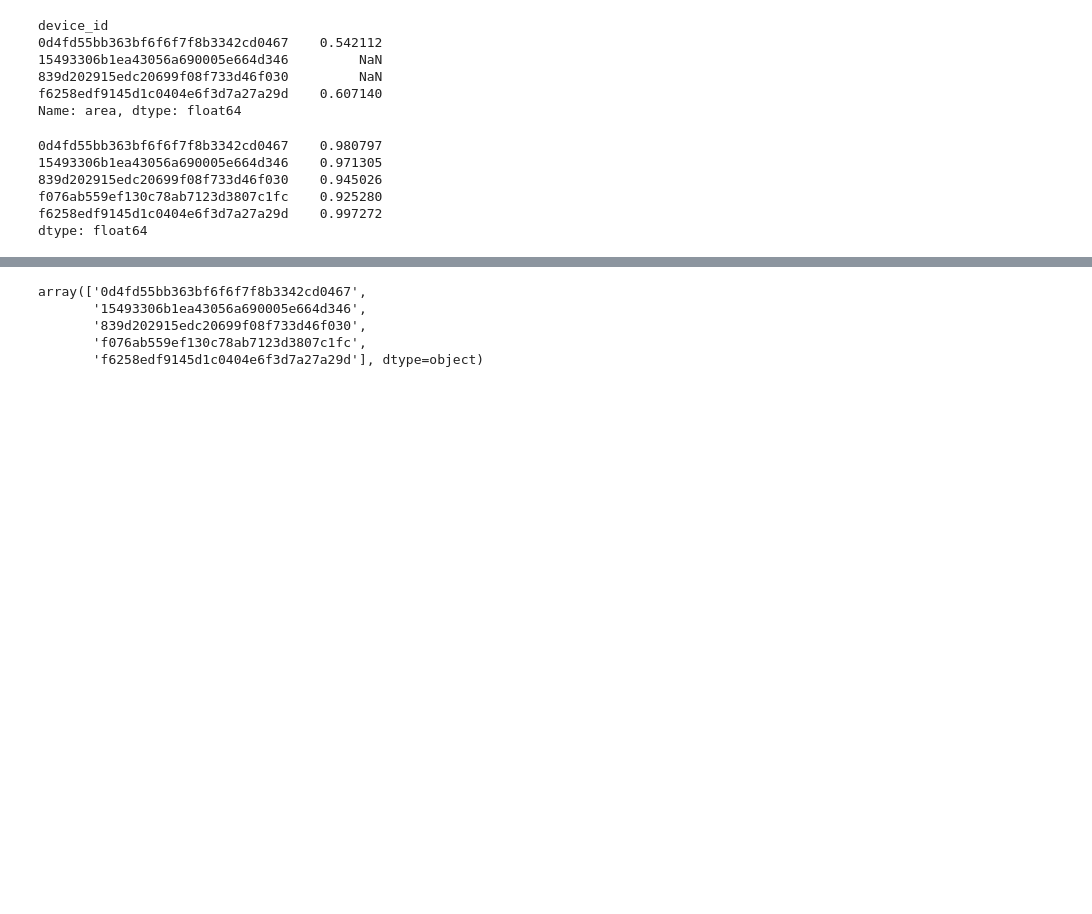
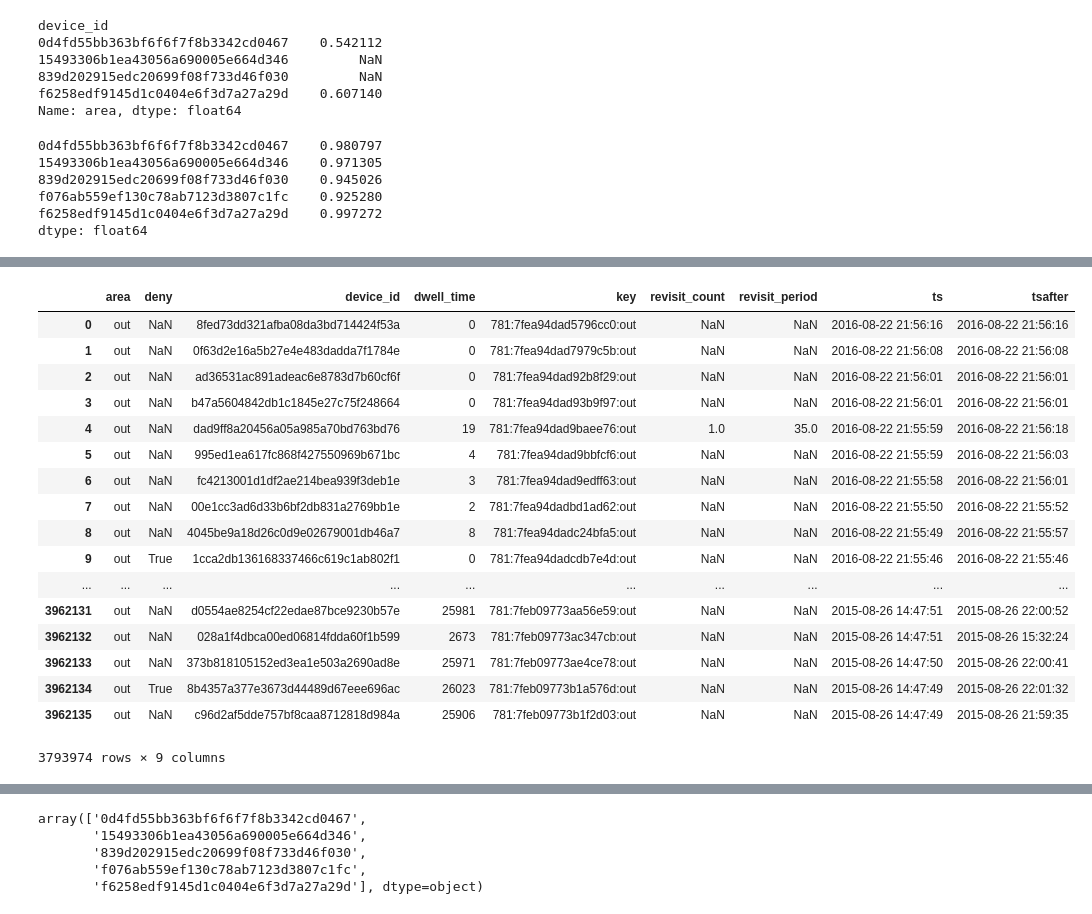
Before and after one commit to Yoo-Ju/MSRA_proposal_wifi_log, a Jupyter notebook: notebook/Supervised_model(basic_features).ipynb, the cells around one changed output, grey strips where cells are left out. Cells and saved outputs as stored; diff of their text form; code cells hidden in the pictures; blank space fills up the shorter version.

```diff
--- a/notebook/Supervised_model(basic_features).ipynb
+++ b/notebook/Supervised_model(basic_features).ipynb
@@ -135,0 +219,26 @@ dtype: float64
+# %%
+df['tsafter'] = df['ts']+(1000*df['dwell_time'])
+df['ts'] = df['ts'].apply(lambda x: datetime.datetime.fromtimestamp(int(x/1000)).strftime('%Y-%m-%d %H:%M:%S'))
+df['tsafter'] = df['tsafter'].apply(lambda x: datetime.datetime.fromtimestamp(int(x/1000)).strftime('%Y-%m-%d %H:%M:%S'))
+df.loc[df['area'].map(lambda x: x == 'in' or x == 'out')]
+# %%
+df.loc[df['area'].map(lambda x: x == 'in' or x == 'out')]
+# %% [output]
+|  | area | deny | device_id | dwell_time | key | revisit_count | revisit_period | ts | tsafter |
+| 0 | out | NaN | 8fed73dd321afba08da3bd714424f53a | 0 | 781:7fea94dad5796cc0:out | NaN | NaN | 2016-08-22 21:56:16 | 2016-08-22 21:56:16 |
+| 1 | out | NaN | 0f63d2e16a5b27e4e483dadda7f1784e | 0 | 781:7fea94dad7979c5b:out | NaN | NaN | 2016-08-22 21:56:08 | 2016-08-22 21:56:08 |
+| 2 | out | NaN | ad36531ac891adeac6e8783d7b60cf6f | 0 | 781:7fea94dad92b8f29:out | NaN | NaN | 2016-08-22 21:56:01 | 2016-08-22 21:56:01 |
+| 3 | out | NaN | b47a5604842db1c1845e27c75f248664 | 0 | 781:7fea94dad93b9f97:out | NaN | NaN | 2016-08-22 21:56:01 | 2016-08-22 21:56:01 |
+| 4 | out | NaN | dad9ff8a20456a05a985a70bd763bd76 | 19 | 781:7fea94dad9baee76:out | 1.0 | 35.0 | 2016-08-22 21:55:59 | 2016-08-22 21:56:18 |
+| 5 | out | NaN | 995ed1ea617fc868f427550969b671bc | 4 | 781:7fea94dad9bbfcf6:out | NaN | NaN | 2016-08-22 21:55:59 | 2016-08-22 21:56:03 |
+| 6 | out | NaN | fc4213001d1df2ae214bea939f3deb1e | 3 | 781:7fea94dad9edff63:out | NaN | NaN | 2016-08-22 21:55:58 | 2016-08-22 21:56:01 |
+| 7 | out | NaN | 00e1cc3ad6d33b6bf2db831a2769bb1e | 2 | 781:7fea94dadbd1ad62:out | NaN | NaN | 2016-08-22 21:55:50 | 2016-08-22 21:55:52 |
+| 8 | out | NaN | 4045be9a18d26c0d9e02679001db46a7 | 8 | 781:7fea94dadc24bfa5:out | NaN | NaN | 2016-08-22 21:55:49 | 2016-08-22 21:55:57 |
+| 9 | out | True | 1cca2db136168337466c619c1ab802f1 | 0 | 781:7fea94dadcdb7e4d:out | NaN | NaN | 2016-08-22 21:55:46 | 2016-08-22 21:55:46 |
+| ... | ... | ... | ... | ... | ... | ... | ... | ... | ... |
+| 3962131 | out | NaN | d0554ae8254cf22edae87bce9230b57e | 25981 | 781:7feb09773aa56e59:out | NaN | NaN | 2015-08-26 14:47:51 | 2015-08-26 22:00:52 |
+| 3962132 | out | NaN | 028a1f4dbca00ed06814fdda60f1b599 | 2673 | 781:7feb09773ac347cb:out | NaN | NaN | 2015-08-26 14:47:51 | 2015-08-26 15:32:24 |
+| 3962133 | out | NaN | 373b818105152ed3ea1e503a2690ad8e | 25971 | 781:7feb09773ae4ce78:out | NaN | NaN | 2015-08-26 14:47:50 | 2015-08-26 22:00:41 |
+| 3962134 | out | True | 8b4357a377e3673d44489d67eee696ac | 26023 | 781:7feb09773b1a576d:out | NaN | NaN | 2015-08-26 14:47:49 | 2015-08-26 22:01:32 |
+| 3962135 | out | NaN | c96d2af5dde757bf8caa8712818d984a | 25906 | 781:7feb09773b1f2d03:out | NaN | NaN | 2015-08-26 14:47:49 | 2015-08-26 21:59:35 |
+3793974 rows × 9 columns
```
Also changed, not shown: parts of 61 cells of this notebook, 8 other files.
